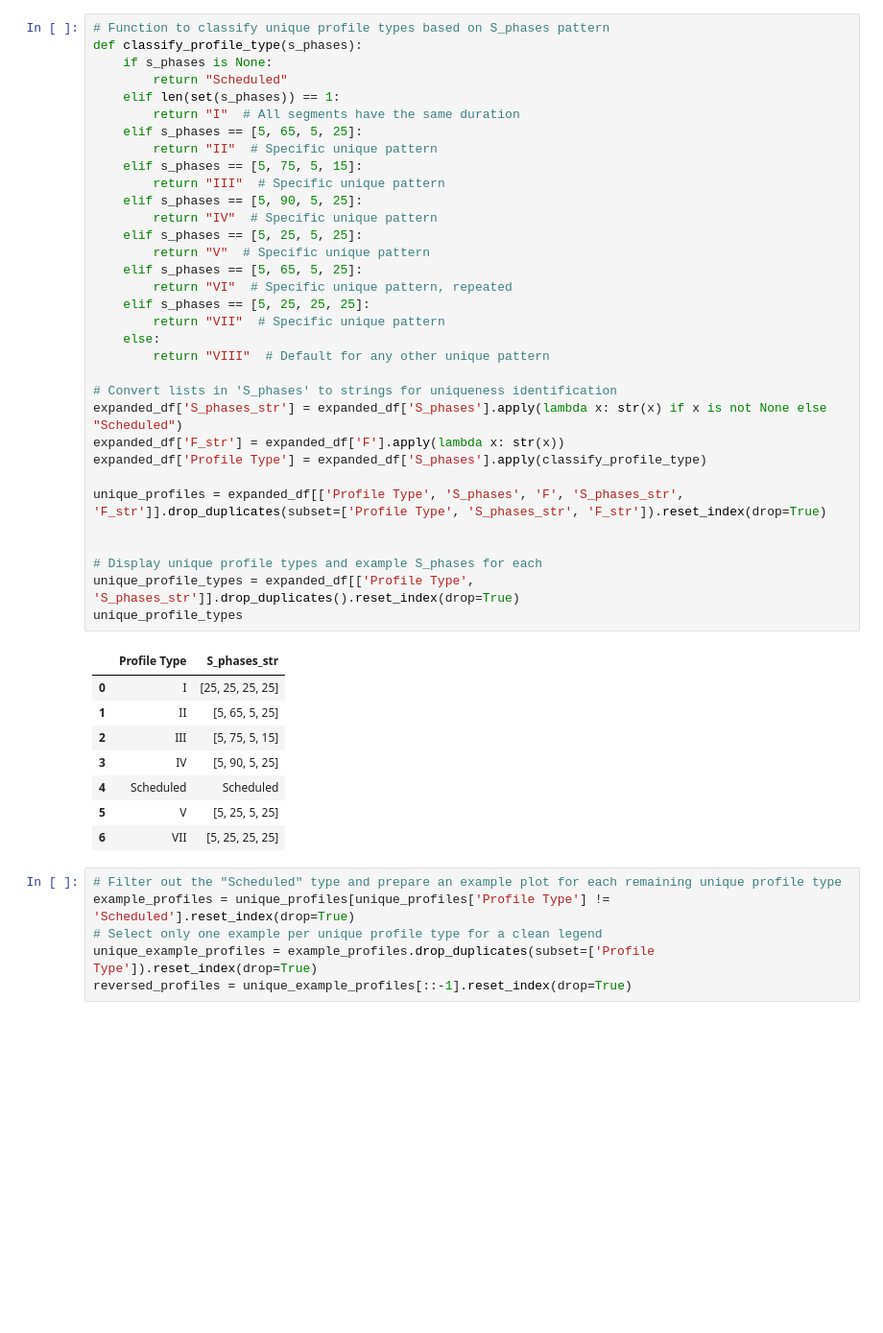
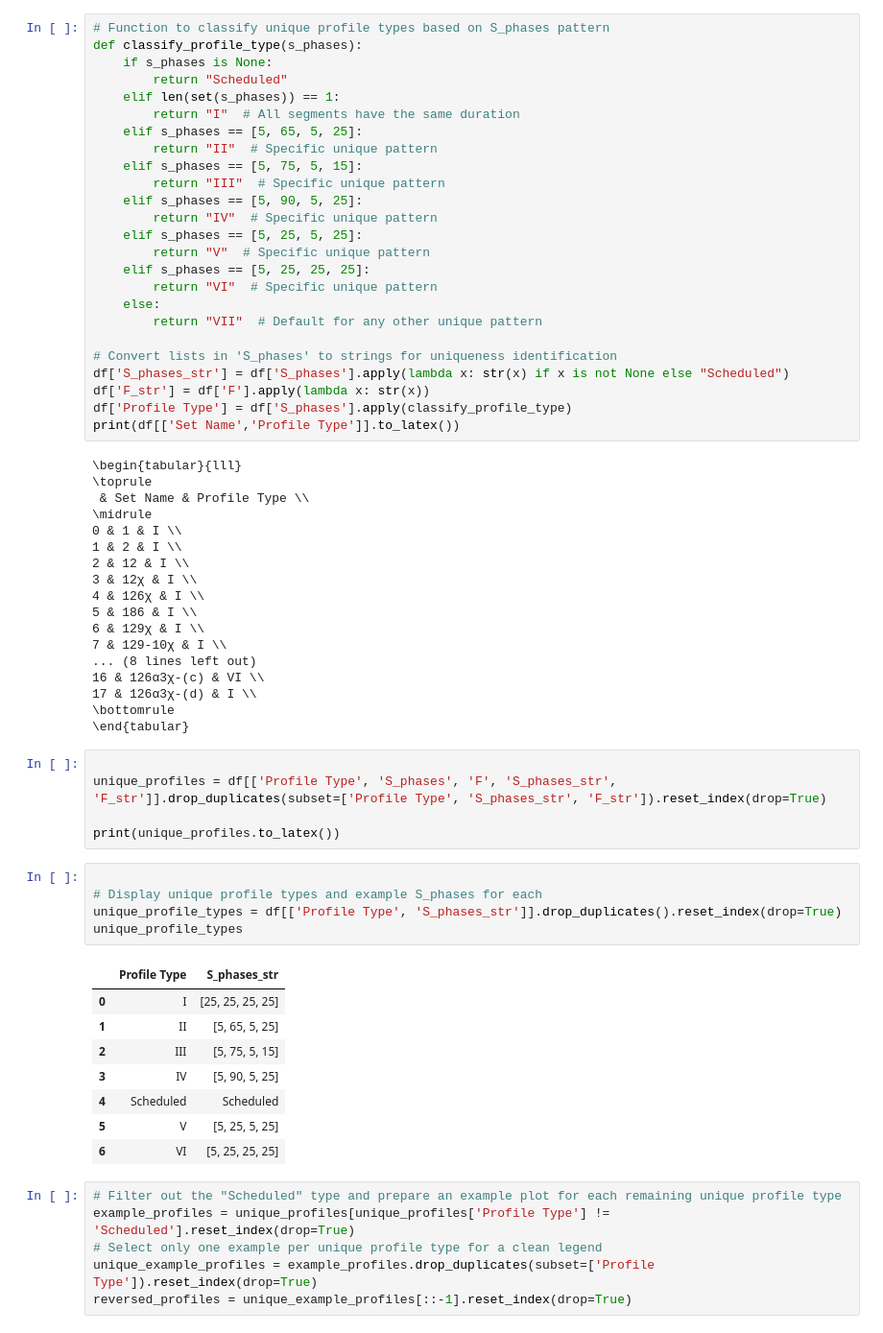
Before and after one commit to cameronabrams/graphics, a Jupyter notebook: smd-protocols/t4l-salsa.ipynb, the cells around one changed output. Shown at 96% size. Saved outputs shown, nothing was run; the diff lists cells and outputs as text; blank space fills up the shorter version.

```diff
--- a/smd-protocols/t4l-salsa.ipynb
+++ b/smd-protocols/t4l-salsa.ipynb
@@ -86,33 +78,53 @@ def classify_profile_type(s_phases):
         return "IV"  # Specific unique pattern
     elif s_phases == [5, 25, 5, 25]:
         return "V"  # Specific unique pattern
-    elif s_phases == [5, 65, 5, 25]:
-        return "VI"  # Specific unique pattern, repeated
     elif s_phases == [5, 25, 25, 25]:
-        return "VII"  # Specific unique pattern
+        return "VI"  # Specific unique pattern
     else:
-        return "VIII"  # Default for any other unique pattern
+        return "VII"  # Default for any other unique pattern
 
 # Convert lists in 'S_phases' to strings for uniqueness identification
-expanded_df['S_phases_str'] = expanded_df['S_phases'].apply(lambda x: str(x) if x is not None else "Scheduled")
-expanded_df['F_str'] = expanded_df['F'].apply(lambda x: str(x))
-expanded_df['Profile Type'] = expanded_df['S_phases'].apply(classify_profile_type)
-
-unique_profiles = expanded_df[['Profile Type', 'S_phases', 'F', 'S_phases_str', 'F_str']].drop_duplicates(subset=['Profile Type', 'S_phases_str', 'F_str']).reset_index(drop=True)
-
-
-# Display unique profile types and example S_phases for each
-unique_profile_types = expanded_df[['Profile Type', 'S_phases_str']].drop_duplicates().reset_index(drop=True)
-unique_profile_types
+df['S_phases_str'] = df['S_phases'].apply(lambda x: str(x) if x is not None else "Scheduled")
+df['F_str'] = df['F'].apply(lambda x: str(x))
+df['Profile Type'] = df['S_phases'].apply(classify_profile_type)
+print(df[['Set Name','Profile Type']].to_latex())
 # %% [output]
-|  | Profile Type | S_phases_str |
-| 0 | I | [25, 25, 25, 25] |
-| 1 | II | [5, 65, 5, 25] |
-| 2 | III | [5, 75, 5, 15] |
-| 3 | IV | [5, 90, 5, 25] |
-| 4 | Scheduled | Scheduled |
-| 5 | V | [5, 25, 5, 25] |
-| 6 | VII | [5, 25, 25, 25] |
+\begin{tabular}{lll}
+\toprule
+ & Set Name & Profile Type \\
+\midrule
+0 & 1 & I \\
+1 & 2 & I \\
+2 & 12 & I \\
+3 & 12χ & I \\
+4 & 126χ & I \\
+5 & 186 & I \\
+6 & 129χ & I \\
+7 & 129-10χ & I \\
+... (8 lines left out)
+16 & 126α3χ-(c) & VI \\
+17 & 126α3χ-(d) & I \\
+\bottomrule
+\end{tabular}
+# %%
+
+unique_profiles = df[['Profile Type', 'S_phases', 'F', 'S_phases_str', 'F_str']].drop_duplicates(subset=['Profile Type', 'S_phases_str', 'F_str']).reset_index(drop=True)
+
+print(unique_profiles.to_latex())
+# %%
+
+# Display unique profile types and example S_phases for each
+unique_profile_types = df[['Profile Type', 'S_phases_str']].drop_duplicates().reset_index(drop=True)
+unique_profile_types
+# %% [output]
+|  | Profile Type | S_phases_str |
+| 0 | I | [25, 25, 25, 25] |
+| 1 | II | [5, 65, 5, 25] |
+| 2 | III | [5, 75, 5, 15] |
+| 3 | IV | [5, 90, 5, 25] |
+| 4 | Scheduled | Scheduled |
+| 5 | V | [5, 25, 5, 25] |
+| 6 | VI | [5, 25, 25, 25] |
 # %%
 # Filter out the "Scheduled" type and prepare an example plot for each remaining unique profile type
 example_profiles = unique_profiles[unique_profiles['Profile Type'] != 'Scheduled'].reset_index(drop=True)
```
Also changed, not shown: parts of 7 cells of this notebook, 1 other file.
